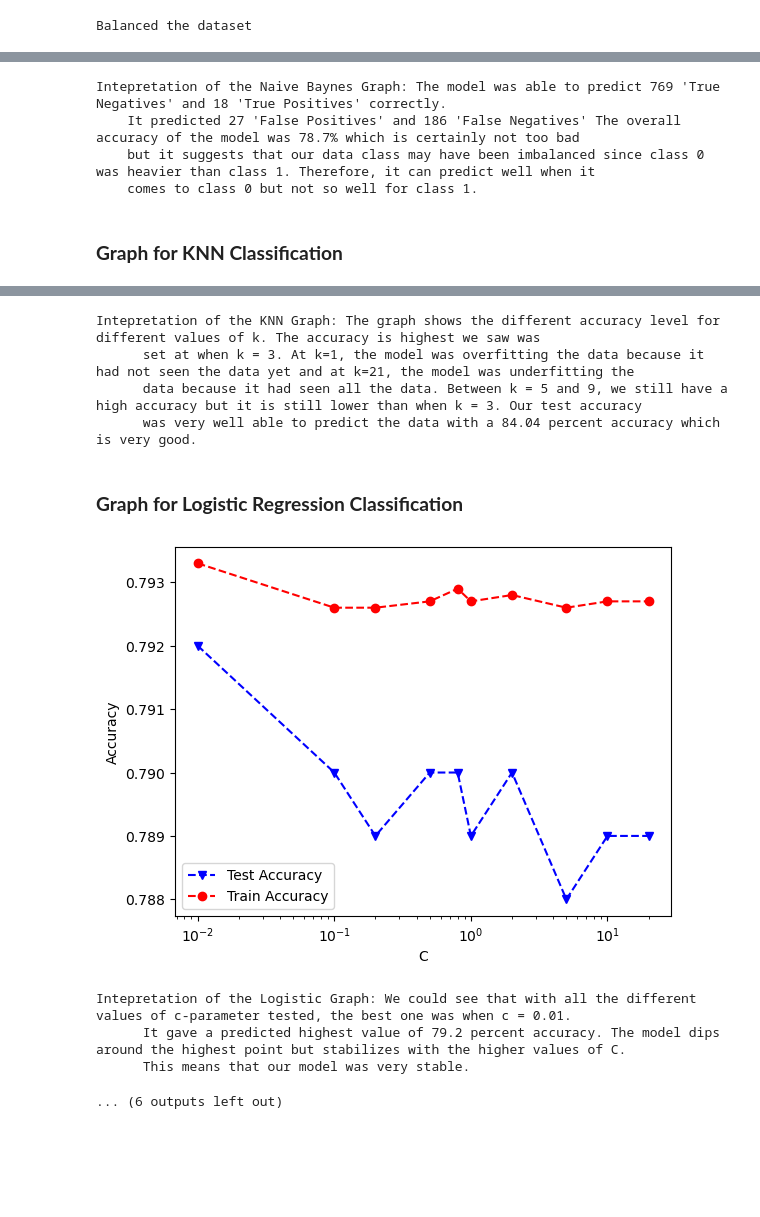
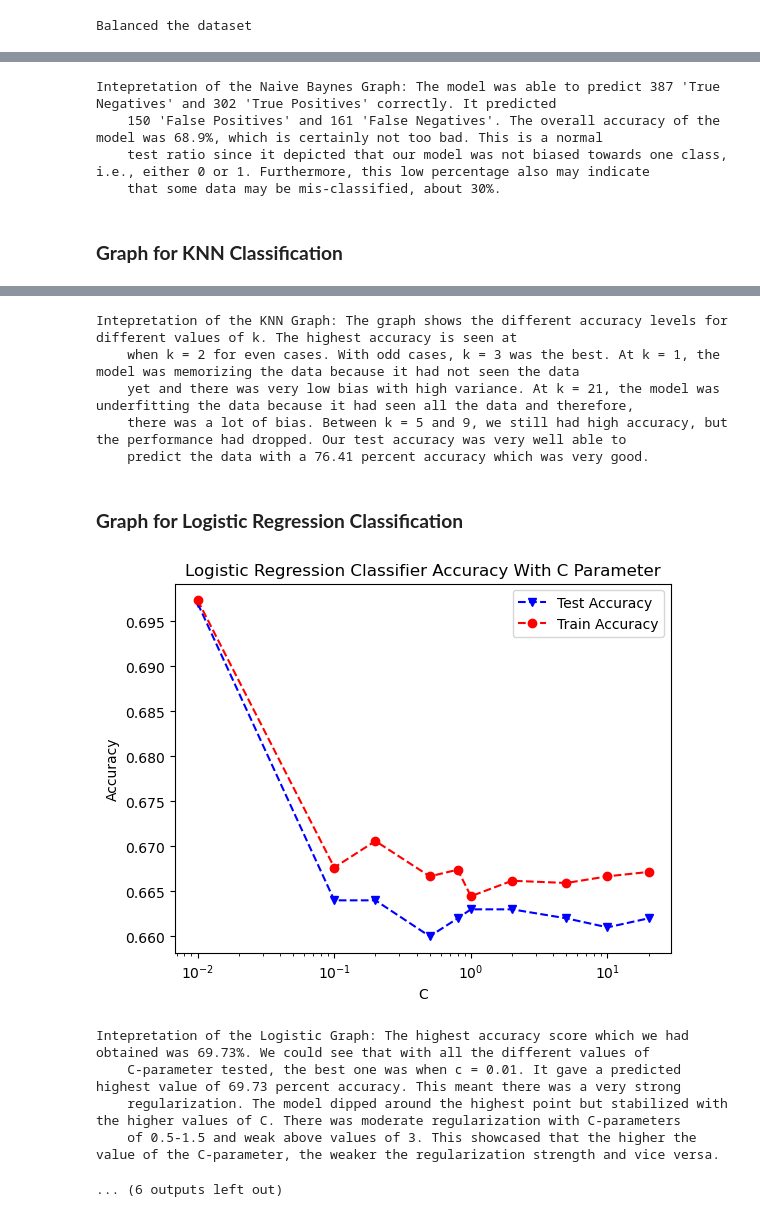
Before and after one commit to ramprashant66/CSC177_Poject1, a Jupyter notebook: assignment 3/Assignment3.ipynb, the cells around one changed output, grey strips where cells are left out. Cells and saved outputs as stored; diff of their text form; code cells hidden in the pictures; blank space fills up the shorter version.

```diff
--- a/assignment 3/Assignment3.ipynb
+++ b/assignment 3/Assignment3.ipynb
@@ -168,6 +168,16 @@ Classification Model On Given Dataset (Churn Modelling)
 '''This block drops all columns which do not help the model learn'''
 data = data.drop(['RowNumber', 'CustomerId', 'Surname'], axis=1)
 print(data.columns)
+
+# This balances the datase because currently, we have alot of it leaning towards 'rejected, i.e., 0' which heavily skews the data.
+exited = data[data["Exited"] == 0 ]
+stayed = data[data["Exited"] == 1]
+
+# downsample the rejected results to match the approved class size
+exited_downsampled = exited.sample(n=len(stayed), random_state=42, replace=False)
+
+# combine the samples into 1 dataset
+data = pandas.concat([exited_downsampled, stayed], axis=0).sample(frac=1, random_state=42)
 # %% [output]
 Index(['CreditScore', 'Geography', 'Gender', 'Age', 'Tenure', 'Balance',
        'NumOfProducts', 'HasCrCard', 'IsActiveMember', 'EstimatedSalary',
@@ -691,10 +735,10 @@ plt.title("Naïve Bayes - confusion matrix")
 plt.tight_layout()
 plt.show()
 
-print('''Intepretation of the Naive Baynes Graph: The model was able to predict 769 'True Negatives' and 18 'True Positives' correctly.
-    It predicted 27 'False Positives' and 186 'False Negatives' The overall accuracy of the model was 78.7% which is certainly not too bad
-    but it suggests that our data class may have been imbalanced since class 0 was heavier than class 1. Therefore, it can predict well when it
-    comes to class 0 but not so well for class 1.''')
+print('''Intepretation of the Naive Baynes Graph: The model was able to predict 387 'True Negatives' and 302 'True Positives' correctly. It predicted
+    150 'False Positives' and 161 'False Negatives'. The overall accuracy of the model was 68.9%, which is certainly not too bad. This is a normal
+    test ratio since it depicted that our model was not biased towards one class, i.e., either 0 or 1. Furthermore, this low percentage also may indicate
+    that some data may be mis-classified, about 30%.''')
 
 display(HTML("<h3><strong>Graph for KNN Classification</strong></h3>"))
 
@@ -707,23 +751,26 @@ plt.ylabel('Accuracy')
 plt.legend(['Test Accuracy', 'Training Accuracy'])
 plt.show()
 
-print('''Intepretation of the KNN Graph: The graph shows the different accuracy level for different values of k. The accuracy is highest we saw was
-      set at when k = 3. At k=1, the model was overfitting the data because it had not seen the data yet and at k=21, the model was underfitting the
-      data because it had seen all the data. Between k = 5 and 9, we still have a high accuracy but it is still lower than when k = 3. Our test accuracy
-      was very well able to predict the data with a 84.04 percent accuracy which is very good.
-      ''')
+print('''Intepretation of the KNN Graph: The graph shows the different accuracy levels for different values of k. The highest accuracy is seen at
+    when k = 2 for even cases. With odd cases, k = 3 was the best. At k = 1, the model was memorizing the data because it had not seen the data
+    yet and there was very low bias with high variance. At k = 21, the model was underfitting the data because it had seen all the data and therefore,
+    there was a lot of bias. Between k = 5 and 9, we still had high accuracy, but the performance had dropped. Our test accuracy was very well able to
+    predict the data with a 76.41 percent accuracy which was very good.
+    ''')
 
 display(HTML("<h3><strong>Graph for Logistic Regression Classification</strong></h3>"))
 plt.plot(c_parama_logistic, logistic_test_accuracy,'bv--', c_parama_logistic, logistic_training_accuracy,'ro--')
 plt.legend(['Test Accuracy','Train Accuracy'])
 plt.xlabel('C')
 plt.xscale('log')
+plt.title('Logistic Regression Classifier Accuracy With C Parameter')
 plt.ylabel('Accuracy')
 plt.show()
 
-print('''Intepretation of the Logistic Graph: We could see that with all the different values of c-parameter tested, the best one was when c = 0.01.
-      It gave a predicted highest value of 79.2 percent accuracy. The model dips around the highest point but stabilizes with the higher values of C.
-      This means that our model was very stable.''')
+print('''Intepretation of the Logistic Graph: The highest accuracy score which we had obtained was 69.73%. We could see that with all the different values of
+    C-parameter tested, the best one was when c = 0.01. It gave a predicted highest value of 69.73 percent accuracy. This meant there was a very strong
+    regularization. The model dipped around the highest point but stabilized with the higher values of C. There was moderate regularization with C-parameters
+    of 0.5-1.5 and weak above values of 3. This showcased that the higher the value of the C-parameter, the weaker the regularization strength and vice versa.''')
 
 display(HTML("<h3><strong>Graph for the SVM Classification</strong></h3>"))
 plt.plot(c_parameter, svl_test_accuracy,'ro--', c_parameter, svl_training_accuracy,'bv--')
@@ -734,10 +781,11 @@ plt.xscale('log')
 plt.ylabel('Accuracy')
 plt.show()
 
-print('''Intepretation of the SVM Graph: The model is pretty stable and accurate for it's predicted values with C parameters below 0.5. There is then a
-    a sharp decrease in the accuracy which may be due to under fitting as the model has now seen almost all of the data values. When the C
-    parameter goes above 10, the model's accuracy starts to shoot back up again until it becomes stable throughout. The takeway is for us to have a smaller
-    value for C parameter to get a stable accuracy. ''')
+print('''Intepretation of the SVM Graph: The model was stable and accurate for its predicted values with C-parameters below 0.3 with an accuracy of 65.89 percent
+    with a C-value of 0.01.
+    There was then a sharp decrease in accuracy which may have been due to under fitting as the model had now seen almost all the data values. When
+    the C-parameter went above 10, the model's accuracy started to shoot back up again until it became stable throughout. The takeaway was for us was
+    to have a smaller value for C-parameter to get a stable accuracy.''')
 
 display(HTML("<h3><strong>Graph for the Decision Tree Classification</strong></h3>"))
 tree_data = tree.export_graphviz(decisionTree, out_file=None,
@@ -748,9 +796,10 @@ tree_data = tree.export_graphviz(decisionTree, out_file=None,
 graph = graphviz.Source(tree_data)
 display(graph)
 
-print('''Intepretation of the Decision Tree Graph: The 'Age' feature was the most important feature in the decision tree model. The mean age was 42
-    and leaving the subscription depended on whether the person was above or below that age. Then. the 'Balance' feature showed that those with
-    a higher balance maybe more likely to leave the subcription which makes sense. ''')
+print('''Intepretation of the Decision Tree Graph: We achieved an overall accuracy score of 71.3%. The 'Age' feature was the most important feature in the
+    decision tree model. The mean age was 41.5 (42 round up), and leaving the subscription depended on whether the person was above or below that age. Then,
+    the ‘NumberOfProducts’ feature showed that those with greater or equal to 2 products are more likely to stay while older customers who aren’t active are
+    more likely to leave a subscription. ''')
 # %% [output]
 Overall Correlation Graph for all the Features
 [figure]
@@ -766,5 +815,5 @@ Graph for Naive Baynes Classification
-Intepretation of the Naive Baynes Graph: The model was able to predict 769 'True Negatives' and 18 'True Positives' correctly.
-    It predicted 27 'False Positives' and 186 'False Negatives' The overall accuracy of the model was 78.7% which is certainly not too bad
-    but it suggests that our data class may have been imbalanced since class 0 was heavier than class 1. Therefore, it can predict well when it
-    comes to class 0 but not so well for class 1.
+Intepretation of the Naive Baynes Graph: The model was able to predict 387 'True Negatives' and 302 'True Positives' correctly. It predicted
+    150 'False Positives' and 161 'False Negatives'. The overall accuracy of the model was 68.9%, which is certainly not too bad. This is a normal
+    test ratio since it depicted that our model was not biased towards one class, i.e., either 0 or 1. Furthermore, this low percentage also may indicate
+    that some data may be mis-classified, about 30%.
 Graph for KNN Classification
@@ -772,10 +821,12 @@ Graph for KNN Classification
-Intepretation of the KNN Graph: The graph shows the different accuracy level for different values of k. The accuracy is highest we saw was
-      set at when k = 3. At k=1, the model was overfitting the data because it had not seen the data yet and at k=21, the model was underfitting the
-      data because it had seen all the data. Between k = 5 and 9, we still have a high accuracy but it is still lower than when k = 3. Our test accuracy
-      was very well able to predict the data with a 84.04 percent accuracy which is very good.
+Intepretation of the KNN Graph: The graph shows the different accuracy levels for different values of k. The highest accuracy is seen at
+    when k = 2 for even cases. With odd cases, k = 3 was the best. At k = 1, the model was memorizing the data because it had not seen the data
+    yet and there was very low bias with high variance. At k = 21, the model was underfitting the data because it had seen all the data and therefore,
+    there was a lot of bias. Between k = 5 and 9, we still had high accuracy, but the performance had dropped. Our test accuracy was very well able to
+    predict the data with a 76.41 percent accuracy which was very good.
 Graph for Logistic Regression Classification
-[figure, old version]
+[figure, new version]
-Intepretation of the Logistic Graph: We could see that with all the different values of c-parameter tested, the best one was when c = 0.01.
-      It gave a predicted highest value of 79.2 percent accuracy. The model dips around the highest point but stabilizes with the higher values of C.
-      This means that our model was very stable.
+Intepretation of the Logistic Graph: The highest accuracy score which we had obtained was 69.73%. We could see that with all the different values of
+    C-parameter tested, the best one was when c = 0.01. It gave a predicted highest value of 69.73 percent accuracy. This meant there was a very strong
+    regularization. The model dipped around the highest point but stabilized with the higher values of C. There was moderate regularization with C-parameters
+    of 0.5-1.5 and weak above values of 3. This showcased that the higher the value of the C-parameter, the weaker the regularization strength and vice versa.
 ... (6 outputs left out)
```
Also changed, not shown: parts of 18 cells of this notebook, 4 other files.
